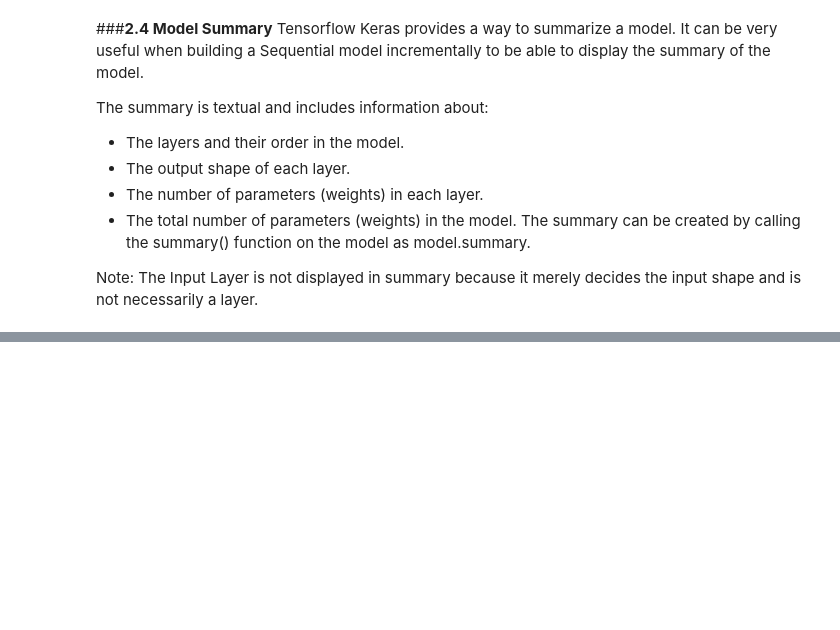
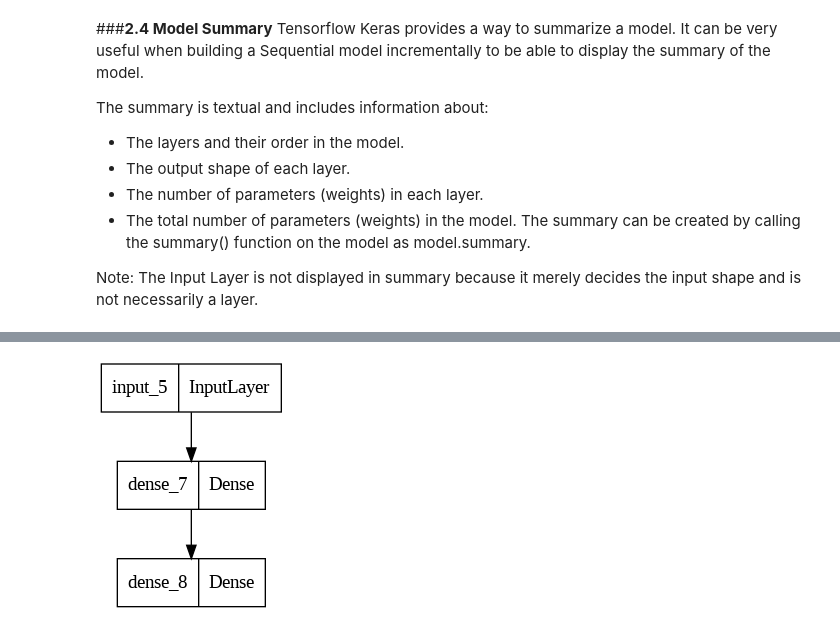
Before and after one commit to JoseLuisBarba/deepLearning, a Jupyter notebook: buildingdlmodel.ipynb, the cells around one changed output, grey strips where cells are left out. Cells and saved outputs as stored; diff of their text form; code cells hidden in the pictures; blank space fills up the shorter version.

```diff
--- a/buildingdlmodel.ipynb
+++ b/buildingdlmodel.ipynb
@@ -88,0 +163,21 @@ Note: The Input Layer is not displayed in summary because it merely decides the
+# %%
+# example of a model defined with the functional api
+from tensorflow.keras import Model
+from tensorflow.keras import Input
+
+# define the layers
+x_in = Input(shape=(8,))
+dense = layers.Dense(64, activation="relu")
+x = layers.Dense(10)(x_in)
+
+x_out = layers.Dense(1)(x)
+
+# define the layers
+x_in = Input(shape=(8,))
+x = layers.Dense(10)(x_in)
+x_out = layers.Dense(1)(x)
+# define the model
+model = Model(inputs=x_in, outputs=x_out)
+
+# print summary
+model.summary()
@@ -88,0 +200,4 @@ Note: The Input Layer is not displayed in summary because it merely decides the
+# %%
+plot_model(model)
+# %% [output]
+[figure, added]
```
Also changed, not shown: parts of 9 cells of this notebook.
